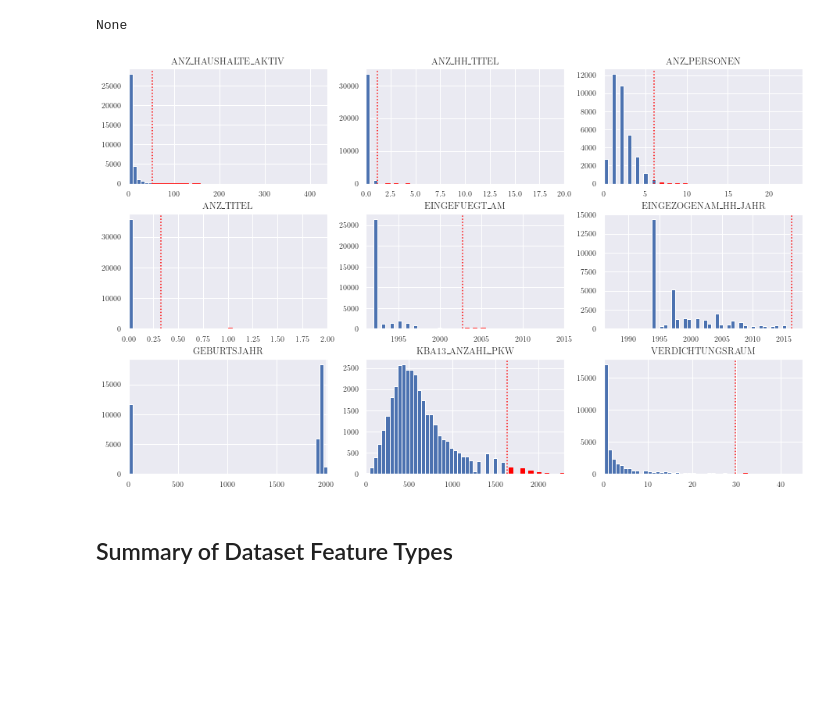
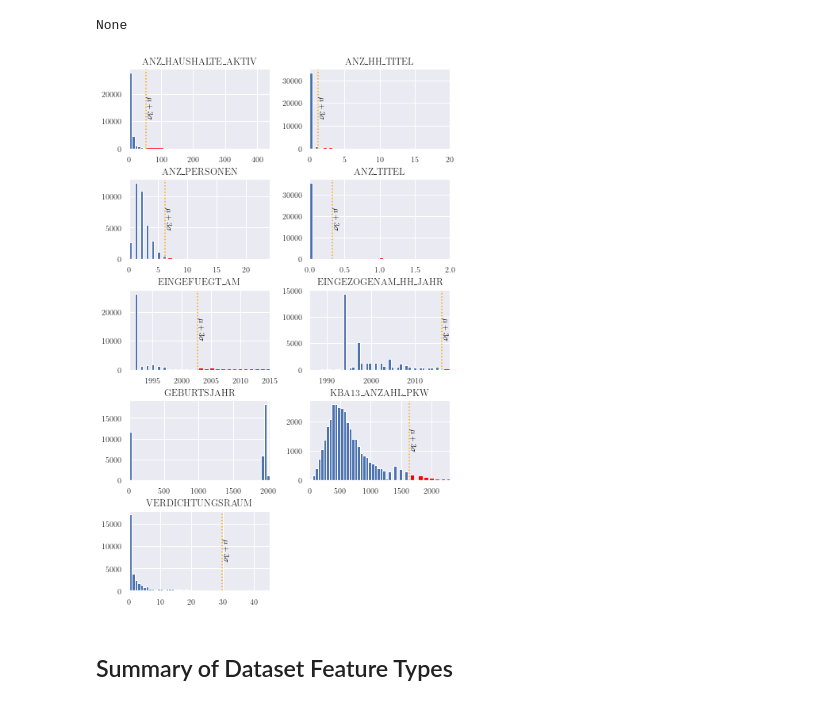
Before and after one commit to FadyMorris/udacity-aws-mlnd-capstone-arvato, a Jupyter notebook: notebooks/01_data-exploration.ipynb, the cells around one changed output. Saved outputs shown, nothing was run; the diff lists cells and outputs as text; code cells hidden in the pictures; blank space fills up the shorter version.

Commit message:
docs: Add new graphs to the notebook and improve existing graphs.
- Add score comparison graph.
- Improve feature type bar plot.
- Improve outliers plot.
- Improve model tuner results table.

```diff
--- a/notebooks/01_data-exploration.ipynb
+++ b/notebooks/01_data-exploration.ipynb
@@ -776,25 +774,40 @@ None
 # %%
 set_bar_color = np.vectorize(lambda x: x.set_color('red'))
 
-fig, ax = plt.subplots(3,3,figsize=set_report_fig_size(fraction=2,subplots=(3, 3)))
+fig, ax = plt.subplots(5,2,figsize=set_report_fig_size(fraction=1,subplots=(5, 2)))
 for i, (name, s) in enumerate(numerical_df.iteritems()):
     mean, std = s.mean(), s.std()
     cutoff_min, cutoff_max = mean - 3 * std, mean + 3 * std
 
     sub_ax = ax.flatten()[i]
     frqs, bins, bars = sub_ax.hist(s, bins=50);
 
     outlier_bars = np.logical_or(bins > cutoff_max, bins < cutoff_min)[:-1]
     if outlier_bars.any():
         set_bar_color(np.array(bars)[outlier_bars])
 
-    sub_ax.axvline(cutoff_min, color='red', linestyle='dotted');
-    sub_ax.axvline(cutoff_max, color='red', linestyle='dotted');
+    sub_ax.axvline(cutoff_min, color='orange', linestyle='dotted');
+    sub_ax.axvline(cutoff_max, color='orange', linestyle='dotted');
     sub_ax.set_xlim(s.min(), s.max());
     sub_ax.set_title(s.name)
+
+    trans = transforms.blended_transform_factory(
+        sub_ax.transData, sub_ax.transAxes)
+
+    # If outlier line is not outside the axis area, draw text
+    if sub_ax.transData.transform((cutoff_max, 0))[0] < sub_ax.transAxes.transform((1, 0))[0]:
+        sub_ax.text(cutoff_max, 0.5, r'$\mu + 3\sigma$',
+                    verticalalignment='center',
+    #                horizontalalignment='right',
+                    transform=trans,
+                    color='black',
+                    rotation=270
+                   )
+for j in range(i+1, ax.flatten().shape[0]):
+    ax.flatten()[j].axis('off')
 fig.savefig(os.path.join(dir_figures, '06_eda_outliers.pdf'), backend='pgf')
 # %% [output]
-[figure, old version]
+[figure, new version]
 # %% [markdown]
 ## Summary of Dataset Feature Types
 # %%
```
Also changed, not shown: parts of 6 cells of this notebook, 13 other files.
